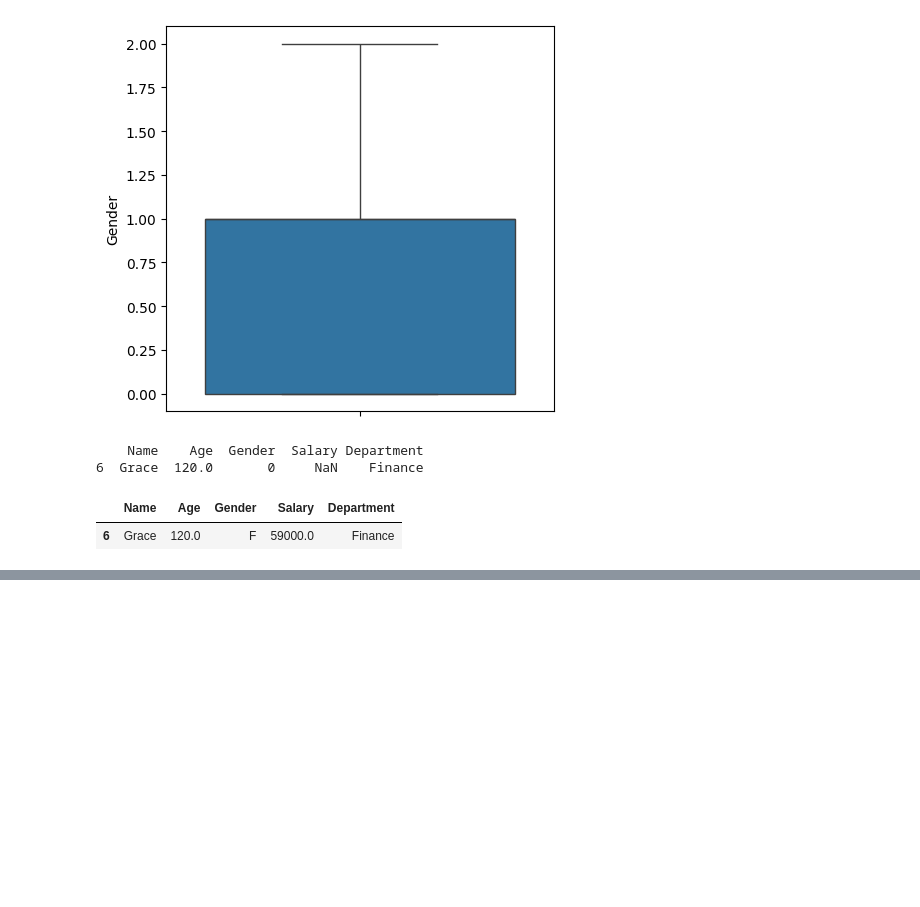
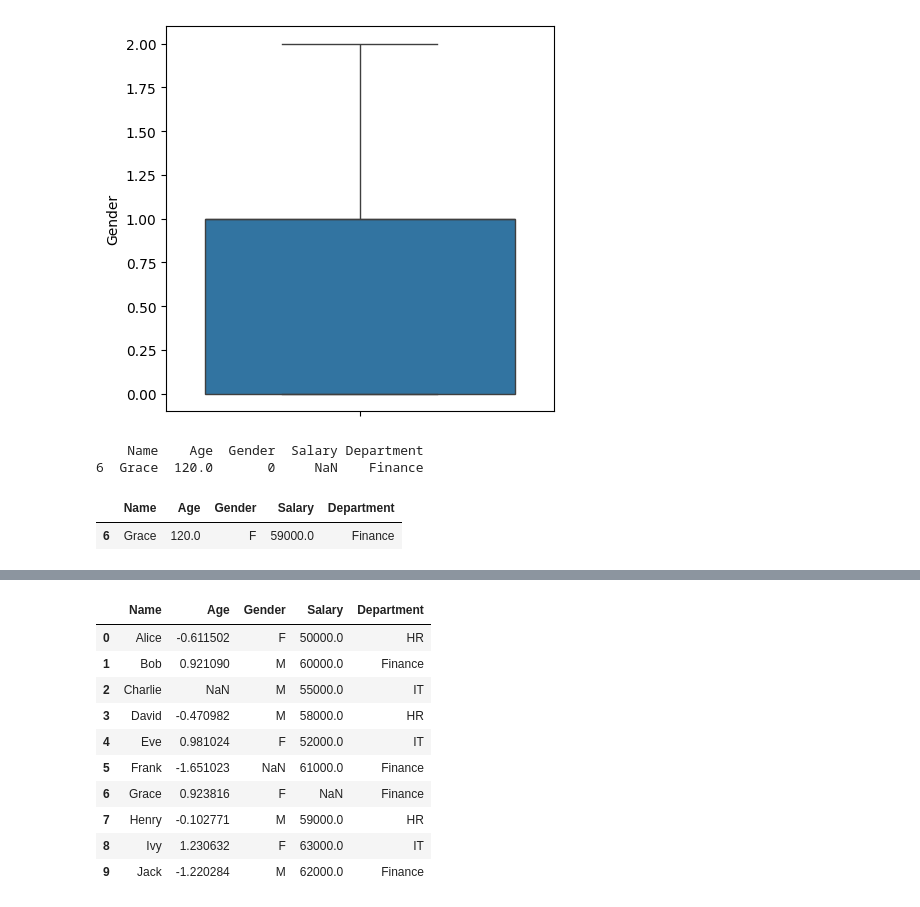
Before and after one commit to Amruda-glitch/Hands-on-Training, a Jupyter notebook: AI_HoS_3.ipynb, the cells around one changed output, grey strips where cells are left out. Drawn from its saved outputs; the diff is of its cells as text; code cells hidden in the pictures; blank space fills up the shorter version.

```diff
--- a/AI_HoS_3.ipynb
+++ b/AI_HoS_3.ipynb
@@ -210,0 +363,17 @@ df[df['outlier']==-1]
+# %%
+from sklearn.preprocessing import StandardScaler
+sc=StandardScaler()
+df['Age'] = sc.fit_transform(df[['Age']])
+df
+# %% [output]
+|  | Name | Age | Gender | Salary | Department |
+| 0 | Alice | -0.611502 | F | 50000.0 | HR |
+| 1 | Bob | 0.921090 | M | 60000.0 | Finance |
+| 2 | Charlie | NaN | M | 55000.0 | IT |
+| 3 | David | -0.470982 | M | 58000.0 | HR |
+| 4 | Eve | 0.981024 | F | 52000.0 | IT |
+| 5 | Frank | -1.651023 | NaN | 61000.0 | Finance |
+| 6 | Grace | 0.923816 | F | NaN | Finance |
+| 7 | Henry | -0.102771 | M | 59000.0 | HR |
+| 8 | Ivy | 1.230632 | F | 63000.0 | IT |
+| 9 | Jack | -1.220284 | M | 62000.0 | Finance |
```
Also changed, not shown: parts of 24 cells of this notebook.
